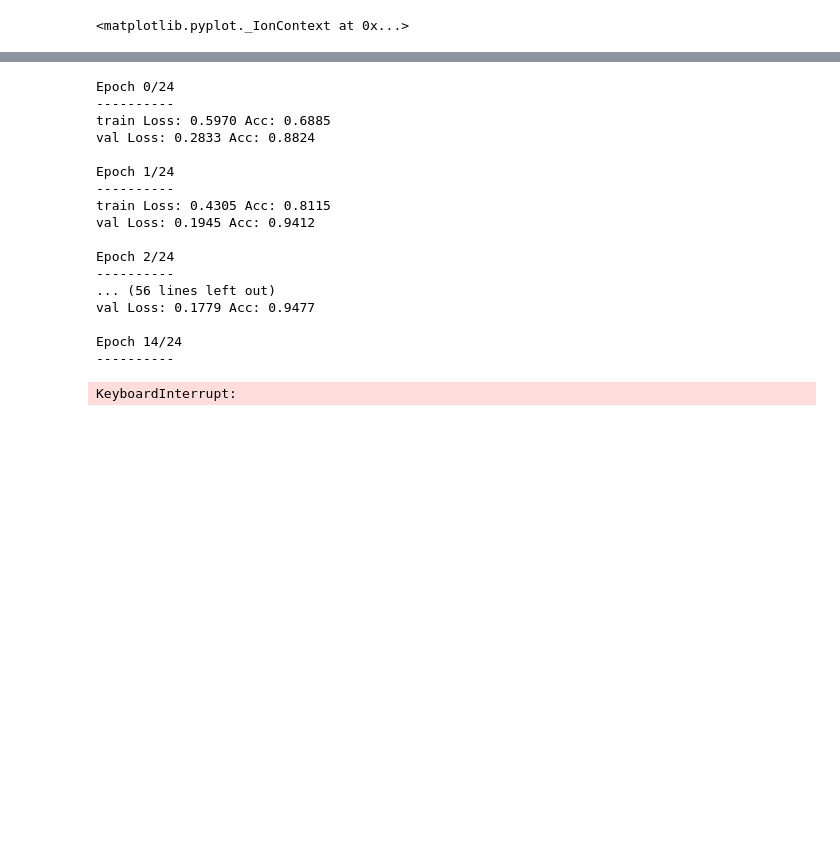
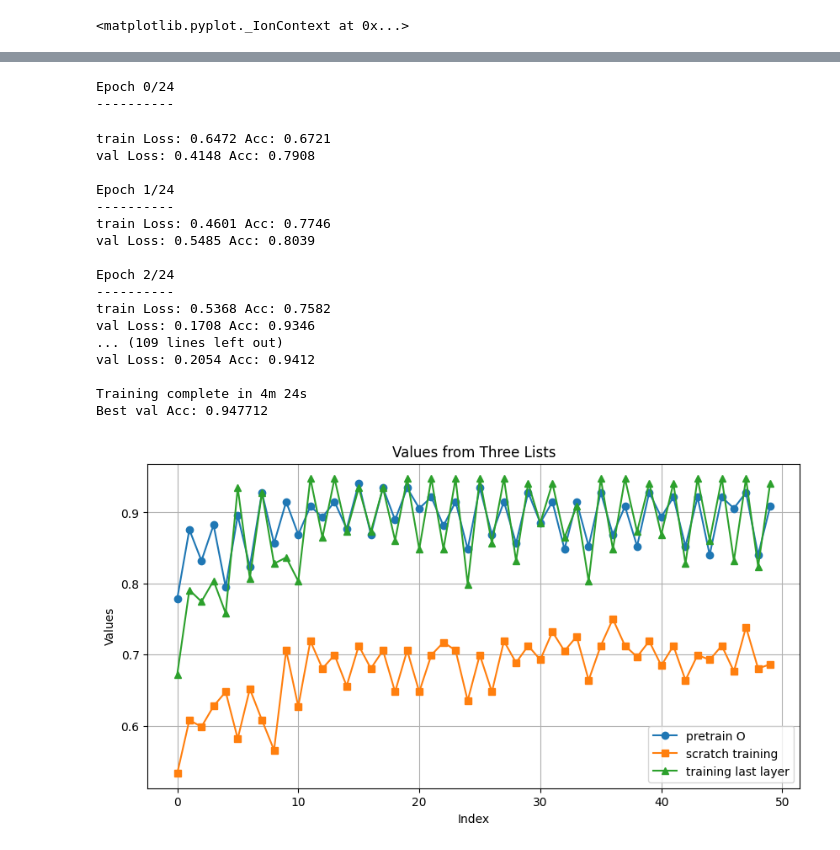
Before and after one commit to mings-k/Basic, a Jupyter notebook: Transfer_learning/Transfer_learning.ipynb, the cells around one changed output, grey strips where cells are left out. Cells and saved outputs as stored; diff of their text form; code cells hidden in the pictures; blank space fills up the shorter version.

```diff
--- a/Transfer_learning/Transfer_learning.ipynb
+++ b/Transfer_learning/Transfer_learning.ipynb
@@ -192,8 +191,10 @@ optimizer_ft = optim.SGD(model_ft.parameters(), lr=0.001, momentum=0.9)
 # Decay LR by a factor of 0.1 every 7 epochs
 exp_lr_scheduler = lr_scheduler.StepLR(optimizer_ft, step_size=7, gamma=0.1)
 # %%
-model_ft = train_model(model_ft, criterion, optimizer_ft, exp_lr_scheduler,
+model_A_acc = []
+model_ft = train_model(model_ft, criterion, optimizer_ft, exp_lr_scheduler,model_A_acc,
                        num_epochs=25)
+print(model_A_acc)
 # %% [output]
 Epoch 0/24
 ----------
@@ -234,24 +286,61 @@ optimizer_conv = optim.SGD(model_conv.fc.parameters(), lr=0.001, momentum=0.9)
 
 exp_lr_scheduler = lr_scheduler.StepLR(optimizer_conv, step_size=7, gamma=0.1)
 # %%
+model_C_acc = []
 model_conv = train_model(model_conv, criterion, optimizer_conv,
-                         exp_lr_scheduler, num_epochs=25)
+                         exp_lr_scheduler, model_C_acc,num_epochs=25)
 # %% [output]
 Epoch 0/24
 ----------
-train Loss: 0.5970 Acc: 0.6885
-val Loss: 0.2833 Acc: 0.8824
-
-Epoch 1/24
-----------
-train Loss: 0.4305 Acc: 0.8115
-val Loss: 0.1945 Acc: 0.9412
-
-Epoch 2/24
-----------
-... (56 lines left out)
-val Loss: 0.1779 Acc: 0.9477
-
-Epoch 14/24
-----------
-KeyboardInterrupt:
+train Loss: 0.6472 Acc: 0.6721
+val Loss: 0.4148 Acc: 0.7908
+
+Epoch 1/24
+----------
+train Loss: 0.4601 Acc: 0.7746
+val Loss: 0.5485 Acc: 0.8039
+
+Epoch 2/24
+----------
+train Loss: 0.5368 Acc: 0.7582
+val Loss: 0.1708 Acc: 0.9346
+... (109 lines left out)
+val Loss: 0.2054 Acc: 0.9412
+
+Training complete in 4m 24s
+Best val Acc: 0.947712
+# %%
+import matplotlib.pyplot as plt
+
+# 그래프를 그림
+plt.figure(figsize=(10, 5))
+
+# 리스트의 모든 텐서를 numpy로 변환하는 함수
+def convert_list_to_numpy(tensor_list):
+    return [tensor.cpu().numpy() if tensor.is_cuda else tensor.numpy() for tensor in tensor_list]
+
+# 각 리스트를 numpy 배열로 변환
+model_A_acc = convert_list_to_numpy(model_A_acc)
+model_B_acc = convert_list_to_numpy(model_B_acc)
+model_C_acc = convert_list_to_numpy(model_C_acc)
+
+# 각 리스트를 선 그래프로 표시
+plt.plot(model_A_acc, label='pretrain O', marker='o')
+plt.plot(model_B_acc, label='scratch training', marker='s')
+plt.plot(model_C_acc, label='training last layer', marker='^')
+
+# 그래프 제목 및 레이블 설정
+plt.title('Values from Three Lists')
+plt.xlabel('Index')
+plt.ylabel('Values')
+
+# 범례 표시
+plt.legend()
+
+# 그리드 추가 (선택 사항)
+plt.grid(True)
+
+# 그래프 출력
+plt.show()
+# %% [output]
+[figure, added]
```
Also changed, not shown: parts of 6 cells of this notebook.
